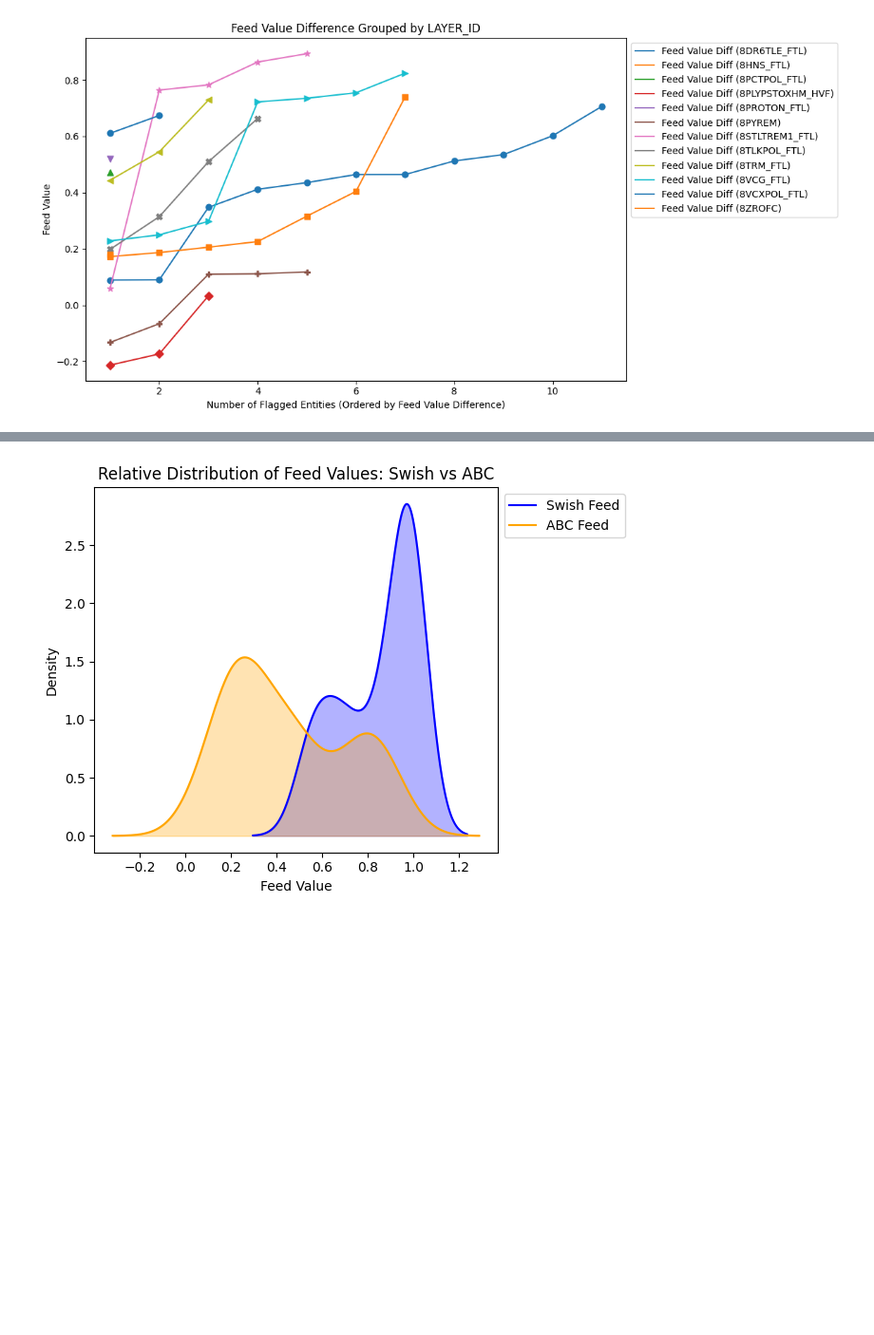
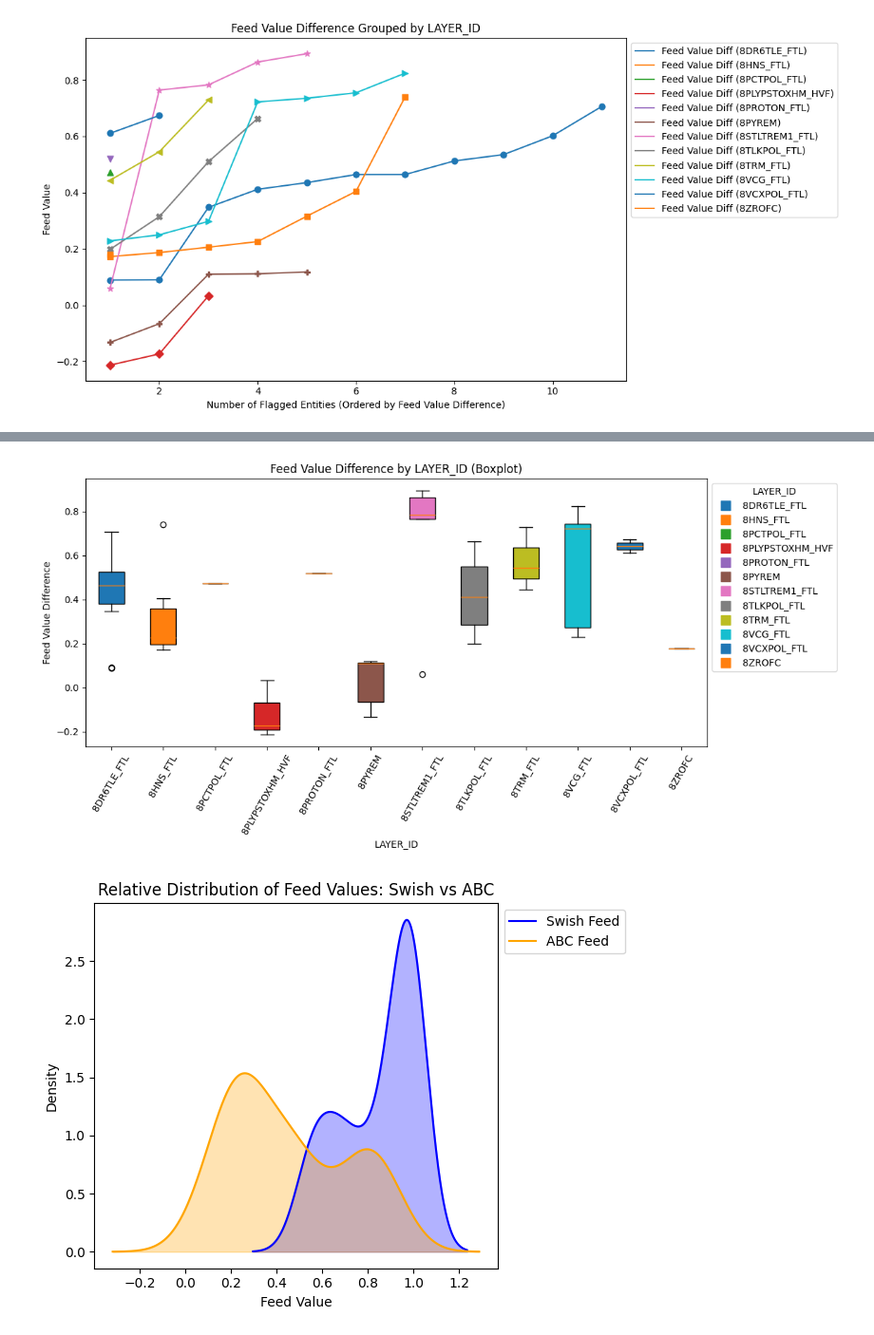
Before and after one commit to maximillian-jacob/DataScience, a Jupyter notebook: main_swish_vs_abc.ipynb, the cells around one changed output, grey strips where cells are left out. Shown: that part at 95% size. Saved outputs shown, nothing was run; the diff lists cells and outputs as text; code cells hidden in the pictures; blank space fills up the shorter version.

```diff
--- a/main_swish_vs_abc.ipynb
+++ b/main_swish_vs_abc.ipynb
@@ -260,3 +292,35 @@ plt.show()
+# %%
+plt.figure(figsize=(12, 6))
+
+# Prepare data for boxplot
+layer_order = sorted(df['LAYER_ID'].unique())
+data = [df[df['LAYER_ID'] == layer]['feed_value_diff'] for layer in layer_order]
+
+# Boxplot
+box = plt.boxplot(data, patch_artist=True, labels=layer_order)
+
+# Color each box according to the color scheme
+colors = plt.cm.tab10.colors
+for patch, color in zip(box['boxes'], colors):
+    patch.set_facecolor(color)
+
+# Create legend handles for each layer
+import matplotlib.lines as mlines
+legend_handles = [
+    mlines.Line2D([], [], color=colors[i % len(colors)], marker='s', linestyle='None',
+                  markersize=10, label=str(layer))
+    for i, layer in enumerate(layer_order)
+]
+
+plt.xlabel('LAYER_ID')
+plt.ylabel('Feed Value Difference')
+plt.title('Feed Value Difference by LAYER_ID (Boxplot)')
+plt.legend(handles=legend_handles, loc='upper left', bbox_to_anchor=(1, 1), title='LAYER_ID')
+plt.xticks(rotation=60)
+plt.tight_layout()
+plt.show()
+# %% [output]
+[figure, added]
 # %%
 ax = df['feed_value_swish'].plot(kind='kde', label='Swish Feed', color='blue')
 df['feed_value_abc'].plot(kind='kde', label='ABC Feed', color='orange', ax=ax)
```
Also changed, not shown: parts of 13 cells of this notebook.
